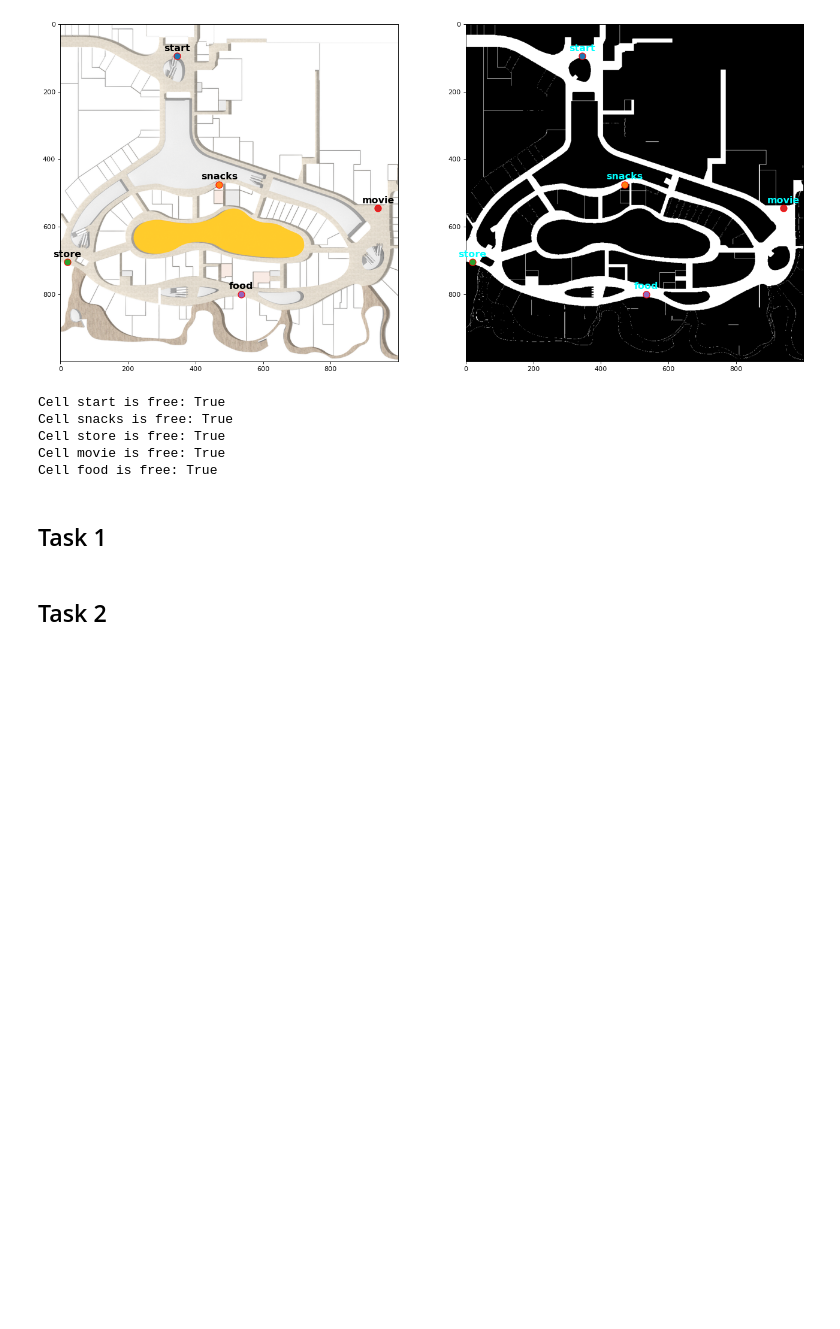
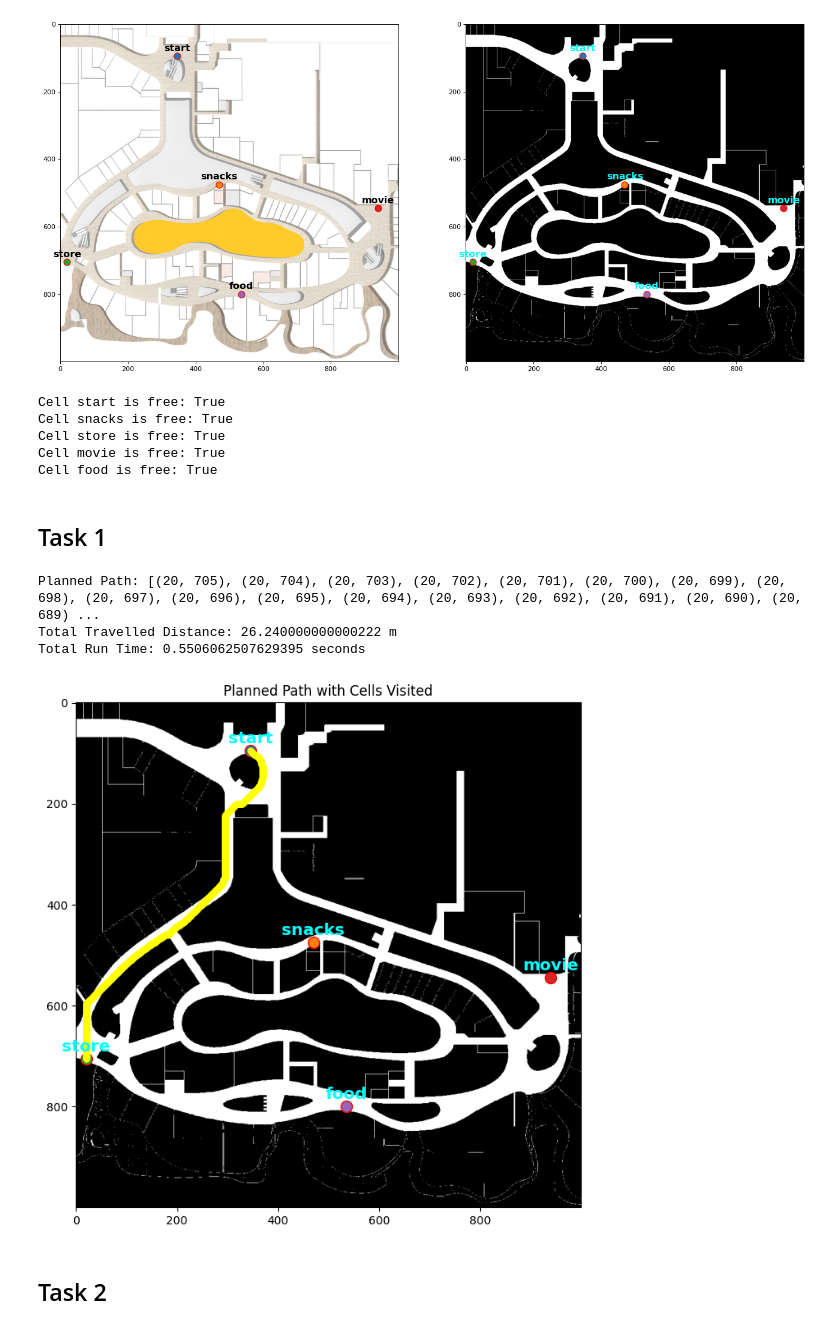
Before and after one commit to huangyqs123/ME5413_HW3, a Jupyter notebook: HW3_Task1&2/homework3.ipynb, the cells around one changed output. Saved outputs shown, nothing was run; the diff lists cells and outputs as text; code cells hidden in the pictures; blank space fills up the shorter version.

```diff
--- a/HW3_Task1&2/homework3.ipynb
+++ b/HW3_Task1&2/homework3.ipynb
@@ -60,6 +60,73 @@ Cell food is free: True
 # %% [markdown]
 ## Task 1
 # %%
-#test
+import time
+# Implementing A* algorithm
+def heuristic_cost_estimate(start, goal):
+    return np.sqrt((start[0] - goal[0]) ** 2 + (start[1] - goal[1]) ** 2) * MAP_RES
+
+def reconstruct_path(came_from, current):
+    total_path = [current]
+    while current in came_from:
+        current = came_from[current]
+        total_path.append(current)
+    return total_path
+
+def a_star(start, goal):
+    open_set = {start}
+    came_from = {}
+    g_score = {start: 0}
+    f_score = {start: heuristic_cost_estimate(start, goal)}
+
+    while open_set:
+        current = min(open_set, key=lambda x: f_score[x])
+        if current == goal:
+            return reconstruct_path(came_from, goal), g_score[goal]
+
+        open_set.remove(current)
+        for dx in [-1, 0, 1]:
+            for dy in [-1, 0, 1]:
+                if dx == 0 and dy == 0:
+                    continue
+
+                neighbor = (current[0] + dx, current[1] + dy)
+                if not (0 <= neighbor[0] < grid_map.shape[0] and 0 <= neighbor[1] < grid_map.shape[1]):
+                    continue
+
+                if grid_map[neighbor[0], neighbor[1]] != 255:
+                    continue
+
+                tentative_g_score = g_score[current] + MAP_RES
+                if neighbor not in g_score or tentative_g_score < g_score[neighbor]:
+                    came_from[neighbor] = current
+                    g_score[neighbor] = tentative_g_score
+                    f_score[neighbor] = tentative_g_score + heuristic_cost_estimate(neighbor, goal)
+                    if neighbor not in open_set:
+                        open_set.add(neighbor)
+
+    return None, float('inf')
+
+# Finding path from start to store
+start_time = time.time()
+path, total_distance = a_star(tuple(locations['start']), tuple(locations['store']))
+end_time = time.time()
+print("Planned Path:", path)
+print("Total Travelled Distance:", total_distance * MAP_RES, "m")
+print("Total Run Time:", end_time - start_time, "seconds")
+
+# Visualize the planned path and cells visited
+plt.figure(figsize=(8, 8))
+plt.imshow(grid_map_img, cmap='gray')
+plot_locations(locations, color='cyan')
+if path:
+    path_x, path_y = zip(*path)
+    plt.plot(path_x, path_y, marker='o', color='yellow', markersize=5, linestyle='-')
+plt.title('Planned Path with Cells Visited')
+plt.show()
+# %% [output]
+Planned Path: [(20, 705), (20, 704), (20, 703), (20, 702), (20, 701), (20, 700), (20, 699), (20, 698), (20, 697), (20, 696), (20, 695), (20, 694), (20, 693), (20, 692), (20, 691), (20, 690), (20, 689) ...
+Total Travelled Distance: 26.240000000000222 m
+Total Run Time: 0.5506062507629395 seconds
+[figure, added]
 # %% [markdown]
 ## Task 2
```
Also changed, not shown: 3 other files.
